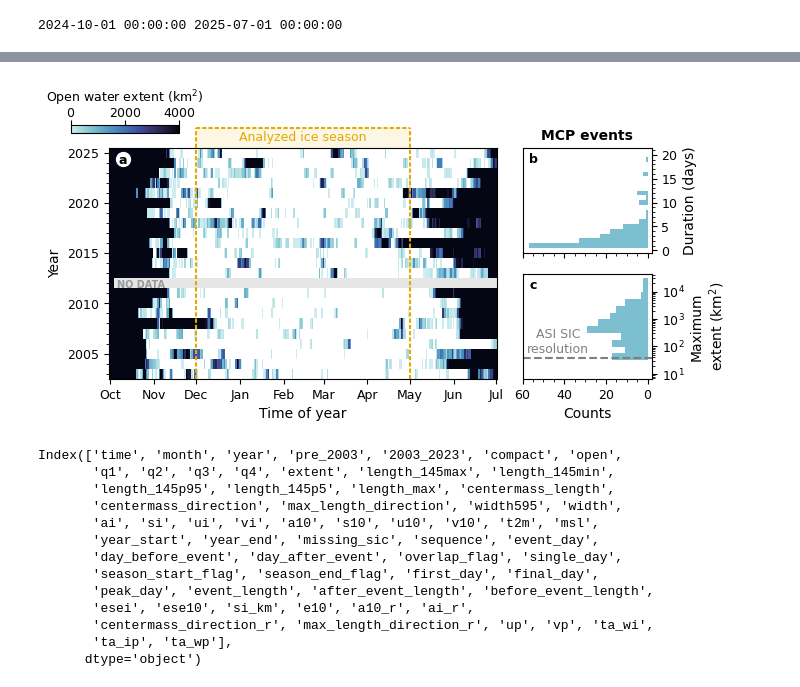
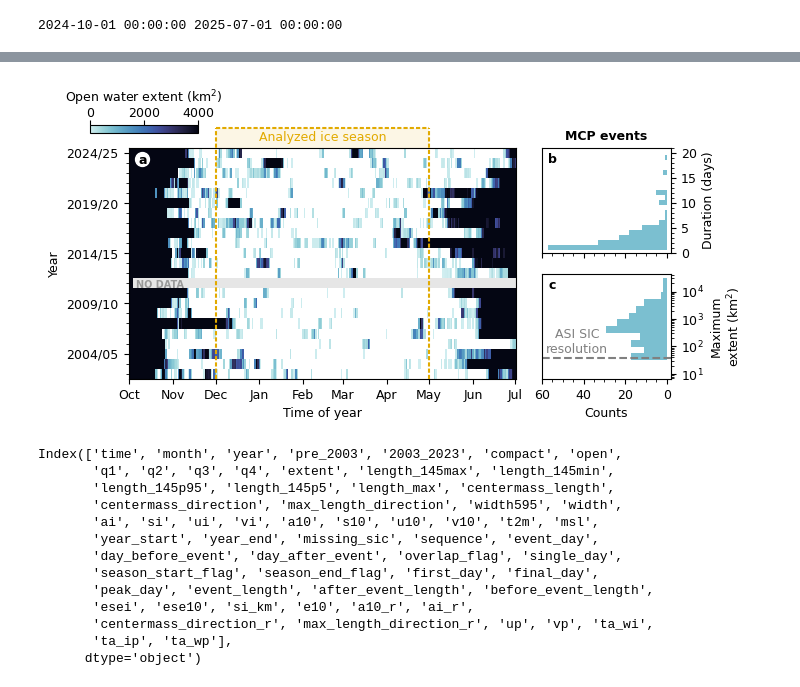
Before and after one commit to mackenziejewell/SBSpolynya, a Jupyter notebook: notebooks/05_OccurrencesHeatMap.ipynb, the cells around one changed output, grey strips where cells are left out. Saved outputs shown, nothing was run; the diff lists cells and outputs as text; code cells hidden in the pictures.

Commit message:
figure updates

```diff
--- a/notebooks/05_OccurrencesHeatMap.ipynb
+++ b/notebooks/05_OccurrencesHeatMap.ipynb
@@ -397,6 +401,12 @@ ax_main.set_ylabel('Year')
 ax_main.set_ylim(years.min() - 0.5, years.max() + 0.5)
 ax_main.yaxis.set_major_locator(ticker.MultipleLocator(5))
 ax_main.yaxis.set_minor_locator(ticker.MultipleLocator(1))
+
+
+def custom_formatter(x, pos):
+    return f'{str(int(x-1))}'+'/'+str(int(x))[-2:]
+ax_main.yaxis.set_major_formatter(custom_formatter)
+
 
 # --- Colorbar ---
 plotter.add_colorbar(
@@ -453,6 +463,7 @@ ax.yaxis.tick_right()
 ax.yaxis.set_major_locator(ticker.MultipleLocator(5))
 ax.yaxis.set_minor_locator(ticker.MultipleLocator(1))
 ax.set_xlim(-2,60)
+ax.set_ylim(0,21)
 ax.xaxis.set_major_locator(ticker.MultipleLocator(20))
 ax.xaxis.set_minor_locator(ticker.MultipleLocator(5))
 ax.set_xticklabels([])
@@ -464,35 +475,38 @@ ax.text(0.05, 0.95, 'b', weight='bold', ha='left', va='top', transform=ax.transA
 
 # plt.setp(ax2.get_xticklabels(), visible=False)  # Hide x labels
 
 # --- Right Lower Panel: Metric B ---
 ax3 = fig.add_subplot(gs[1, 1], )
 
 ax = ax3
 
 # dfr.extent[dfr.sequence!=-999]
 ax.hist(max_sizes, bins=np.logspace(1, np.log10(30000), 15), orientation='horizontal',
         facecolor=cmocean.cm.ice(0.75), edgecolor='None')
 ax.semilogy()
 ax.axhline(39, c='gray', lw=1.5, ls='dashed')
 ax.text(43,45, 'ASI SIC\nresolution', c='gray', ha='center', va='bottom')
 ax.set_xlim(-2,60)
 ax.yaxis.set_label_position("right")
 ax.yaxis.tick_right()
 ax.xaxis.set_major_locator(ticker.MultipleLocator(20))
 ax.xaxis.set_minor_locator(ticker.MultipleLocator(5))
 
 ax.set_ylabel('Maximum\nextent $\mathrm{(km^2)}$')
 ax.set_xlabel('Counts')
 ax.invert_xaxis()
 
 # Optional: fine-tune layout
 # plt.tight_layout()
 
 ax.text(0.05, 0.95, 'c', weight='bold', ha='left', va='top', transform=ax.transAxes)
 
-SAVE(fig, '../figures/results/occurrences/Fig02b.png')
+
+
+
+SAVE(fig, '../figures/results/occurrences/Fig02.png')
 # %% [output]
-[figure, old version]
+[figure, new version]
 # %%
 dfr.keys()
 # %% [output]
```
Also changed, not shown: parts of 4 cells of this notebook, 37 other files.
